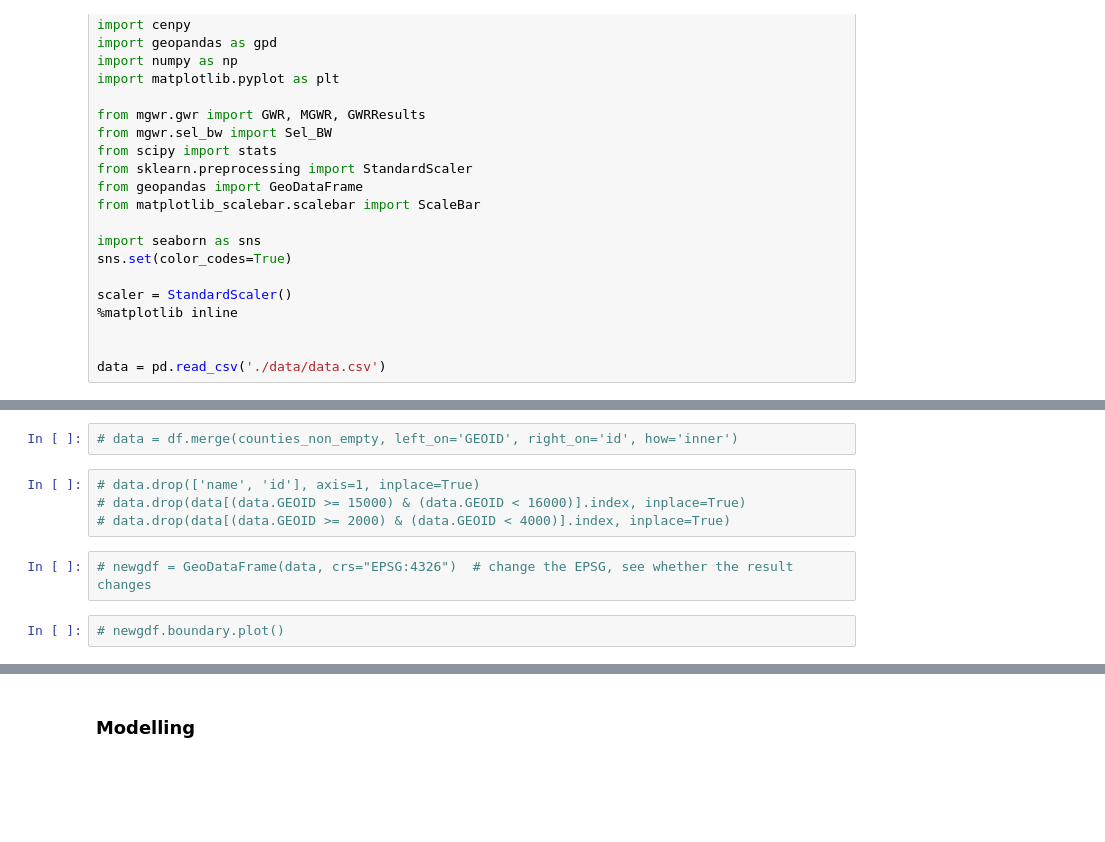
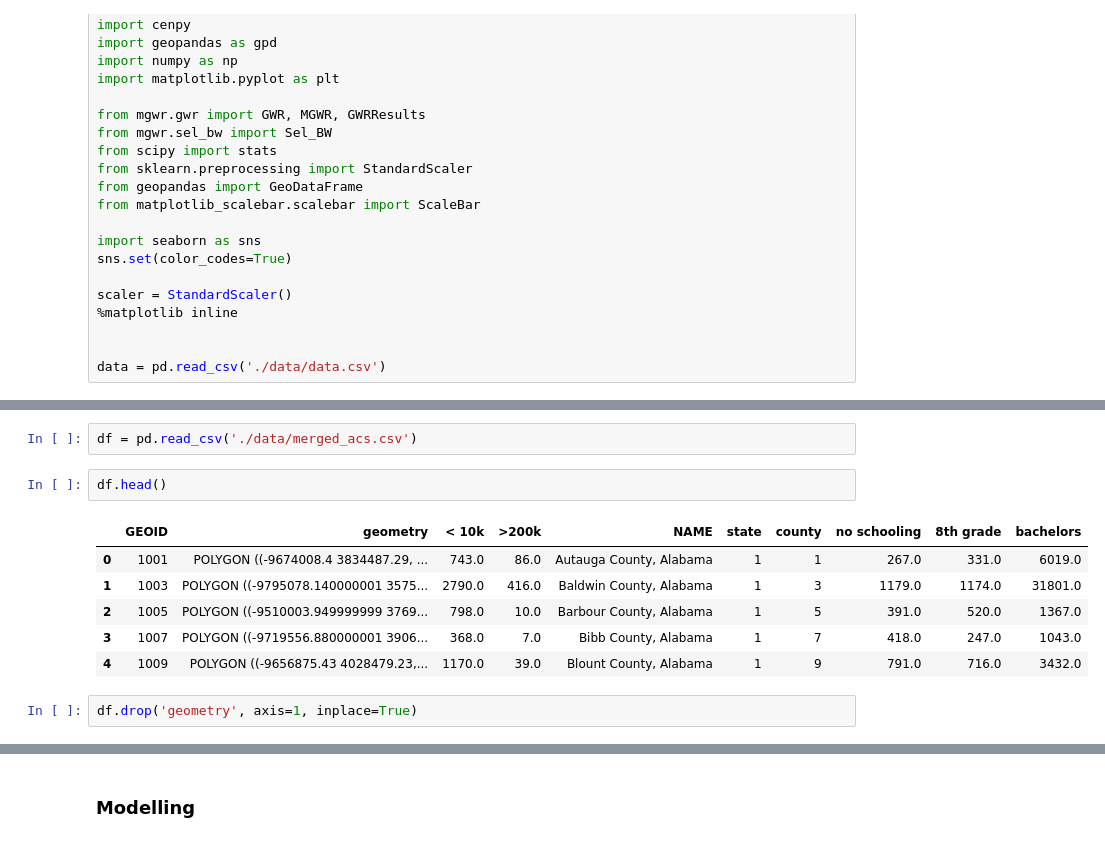
Before and after one commit to marquisvictor/GeogWCC, a Jupyter notebook: Use Case 1. GW CC Paper.ipynb, the cells around one changed output, grey strips where cells are left out. Saved outputs shown, nothing was run; the diff lists cells and outputs as text; blank space fills up the shorter version.

```diff
--- a/Use Case 1. GW CC Paper.ipynb
+++ b/Use Case 1. GW CC Paper.ipynb
@@ -93,10 +29,13 @@ newgdf.head()
-# %%
-# data = df.merge(counties_non_empty, left_on='GEOID', right_on='id', how='inner')
-# %%
-# data.drop(['name', 'id'], axis=1, inplace=True)
-# data.drop(data[(data.GEOID >= 15000) & (data.GEOID < 16000)].index, inplace=True)
-# data.drop(data[(data.GEOID >= 2000) & (data.GEOID < 4000)].index, inplace=True)
-# %%
-# newgdf = GeoDataFrame(data, crs="EPSG:4326")  # change the EPSG, see whether the result changes
-# %%
-# newgdf.boundary.plot()
+# %%
+df = pd.read_csv('./data/merged_acs.csv')
+# %%
+df.head()
+# %% [output]
+|  | GEOID | geometry | < 10k | >200k | NAME | state | county | no schooling | 8th grade | bachelors |
+| 0 | 1001 | POLYGON ((-9674008.4 3834487.29, ... | 743.0 | 86.0 | Autauga County, Alabama | 1 | 1 | 267.0 | 331.0 | 6019.0 |
+| 1 | 1003 | POLYGON ((-9795078.140000001 3575... | 2790.0 | 416.0 | Baldwin County, Alabama | 1 | 3 | 1179.0 | 1174.0 | 31801.0 |
+| 2 | 1005 | POLYGON ((-9510003.949999999 3769... | 798.0 | 10.0 | Barbour County, Alabama | 1 | 5 | 391.0 | 520.0 | 1367.0 |
+| 3 | 1007 | POLYGON ((-9719556.880000001 3906... | 368.0 | 7.0 | Bibb County, Alabama | 1 | 7 | 418.0 | 247.0 | 1043.0 |
+| 4 | 1009 | POLYGON ((-9656875.43 4028479.23,... | 1170.0 | 39.0 | Blount County, Alabama | 1 | 9 | 791.0 | 716.0 | 3432.0 |
+# %%
+df.drop('geometry', axis=1, inplace=True)
```
Also changed, not shown: parts of 27 cells of this notebook, 4 other files.
